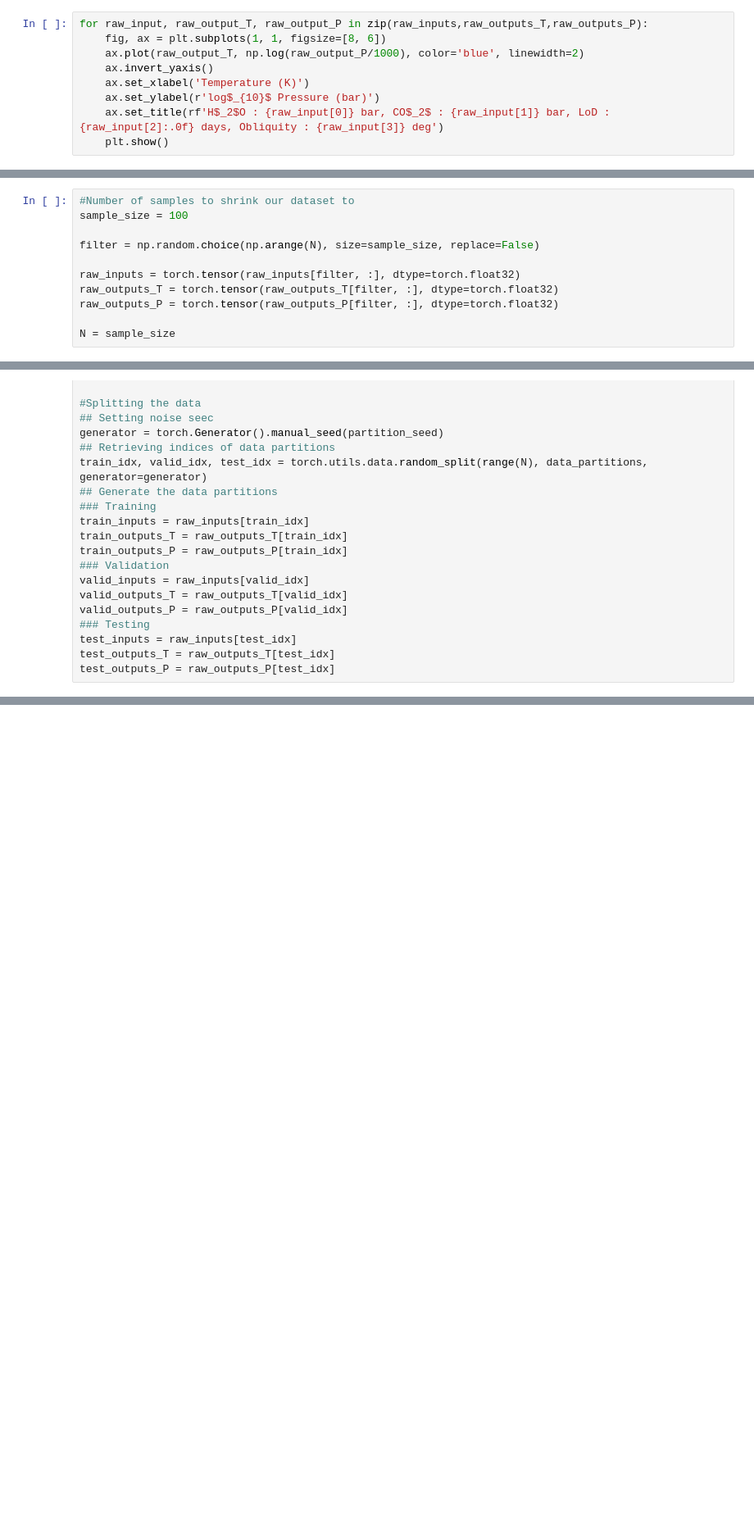
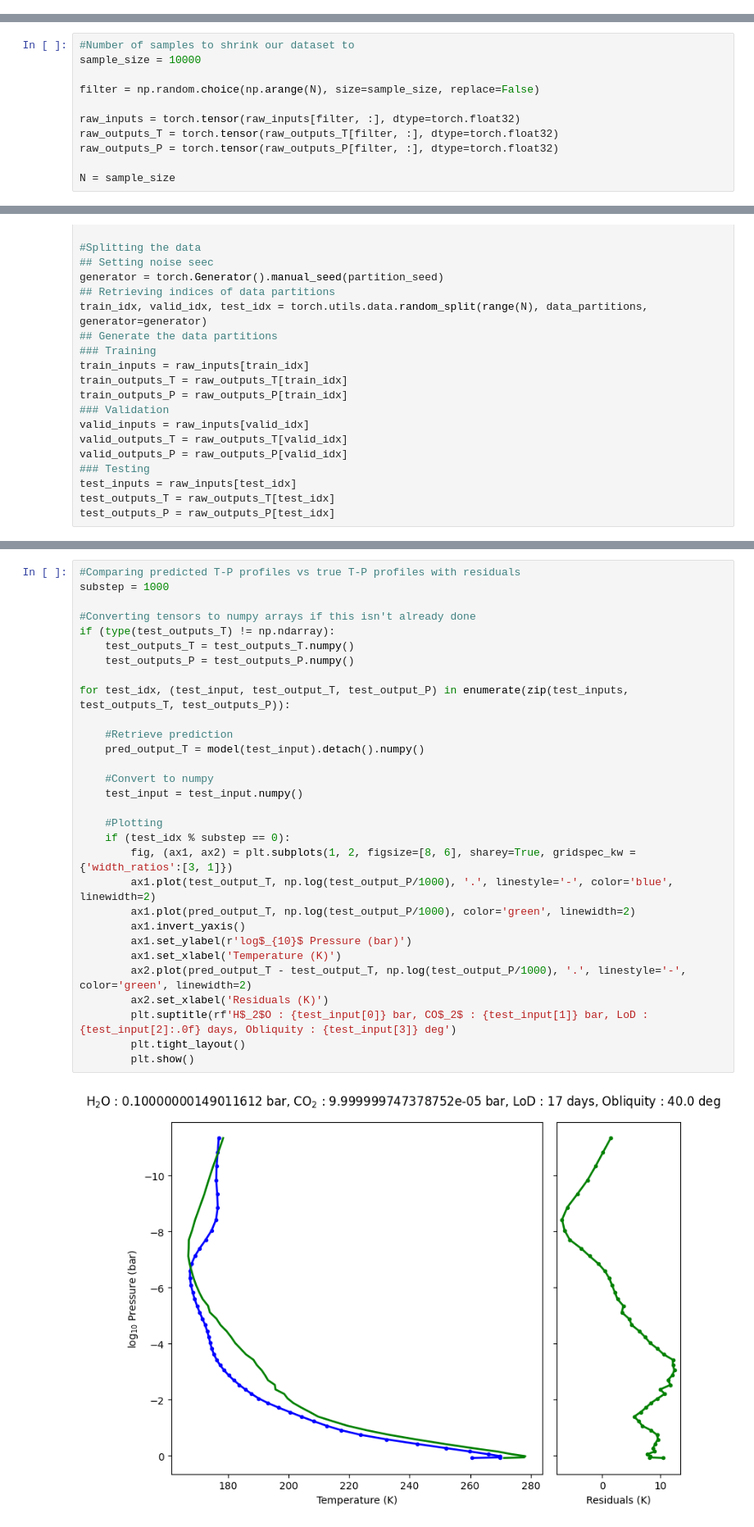
Before and after one commit to SamMerc/Second-Generals, a Jupyter notebook: Code/Plot&Fit_TP_NN.ipynb, the cells around one changed output, grey strips where cells are left out. Shown at 82% size. Cells and saved outputs as stored; diff of their text form; blank space fills up the shorter version.

```diff
--- a/Code/Plot&Fit_TP_NN.ipynb
+++ b/Code/Plot&Fit_TP_NN.ipynb
@@ -27,19 +28,10 @@ O = raw_outputs_T.shape[1] #Number of outputs
-# %%
-for raw_input, raw_output_T, raw_output_P in zip(raw_inputs,raw_outputs_T,raw_outputs_P):
-    fig, ax = plt.subplots(1, 1, figsize=[8, 6])
-    ax.plot(raw_output_T, np.log(raw_output_P/1000), color='blue', linewidth=2)
-    ax.invert_yaxis()
-    ax.set_xlabel('Temperature (K)')
-    ax.set_ylabel(r'log$_{10}$ Pressure (bar)')
-    ax.set_title(rf'H$_2$O : {raw_input[0]} bar, CO$_2$ : {raw_input[1]} bar, LoD : {raw_input[2]:.0f} days, Obliquity : {raw_input[3]} deg')
-    plt.show()
 # %% [markdown]
 # Fitting the training data with a basic deep neural network
 # %% [markdown]
 ## 0th step : Shrink down data so we can work with it locally
 # %%
 #Number of samples to shrink our dataset to
-sample_size = 100
+sample_size = 10000
 
 filter = np.random.choice(np.arange(N), size=sample_size, replace=False)
 
@@ -77,0 +217,32 @@ test_outputs_P = raw_outputs_P[test_idx]
+# %%
+#Comparing predicted T-P profiles vs true T-P profiles with residuals
+substep = 1000
+
+#Converting tensors to numpy arrays if this isn't already done
+if (type(test_outputs_T) != np.ndarray):
+    test_outputs_T = test_outputs_T.numpy()
+    test_outputs_P = test_outputs_P.numpy()
+
+for test_idx, (test_input, test_output_T, test_output_P) in enumerate(zip(test_inputs, test_outputs_T, test_outputs_P)):
+
+    #Retrieve prediction
+    pred_output_T = model(test_input).detach().numpy()
+
+    #Convert to numpy
+    test_input = test_input.numpy()
+
+    #Plotting
+    if (test_idx % substep == 0):
+        fig, (ax1, ax2) = plt.subplots(1, 2, figsize=[8, 6], sharey=True, gridspec_kw = {'width_ratios':[3, 1]})
+        ax1.plot(test_output_T, np.log(test_output_P/1000), '.', linestyle='-', color='blue', linewidth=2)
+        ax1.plot(pred_output_T, np.log(test_output_P/1000), color='green', linewidth=2)
+        ax1.invert_yaxis()
+        ax1.set_ylabel(r'log$_{10}$ Pressure (bar)')
+        ax1.set_xlabel('Temperature (K)')
+        ax2.plot(pred_output_T - test_output_T, np.log(test_output_P/1000), '.', linestyle='-', color='green', linewidth=2)
+        ax2.set_xlabel('Residuals (K)')
+        plt.suptitle(rf'H$_2$O : {test_input[0]} bar, CO$_2$ : {test_input[1]} bar, LoD : {test_input[2]:.0f} days, Obliquity : {test_input[3]} deg')
+        plt.tight_layout()
+        plt.show()
+# %% [output]
+[figure, added]
```
Also changed, not shown: parts of 18 cells of this notebook.
